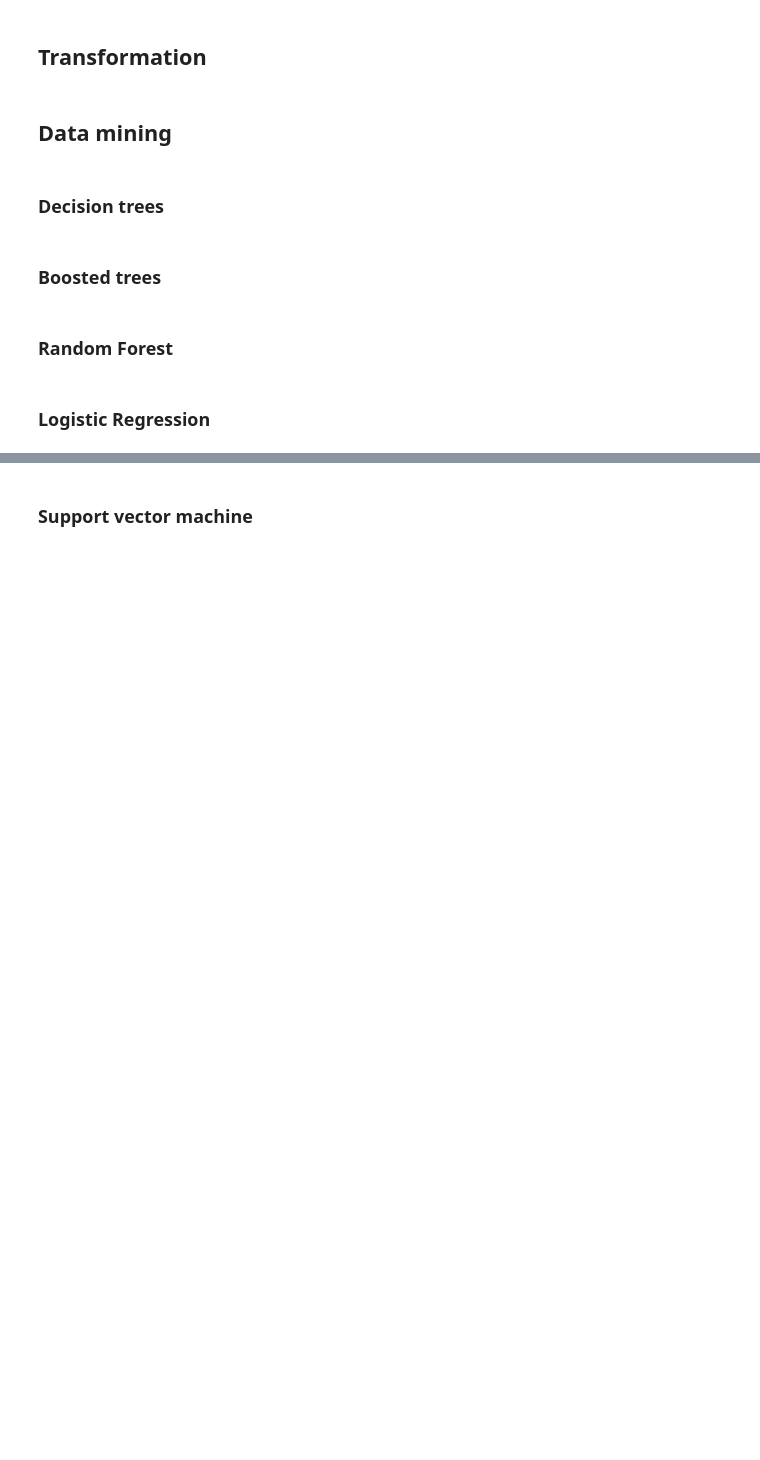
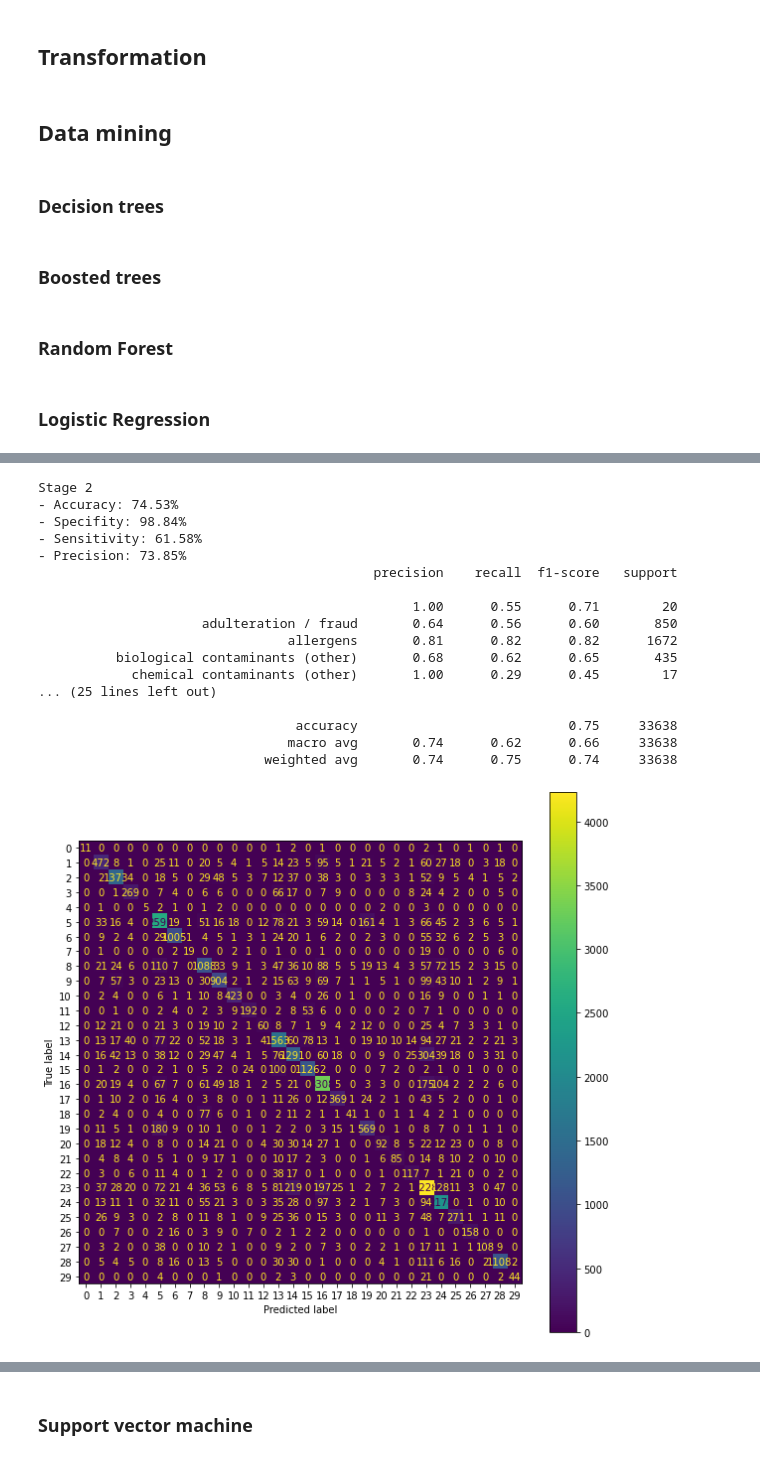
Before and after one commit to FernandoPerezLara/RASFF-predictions-dashboard, a Jupyter notebook: algorithms.ipynb, the cells around one changed output, grey strips where cells are left out. Saved outputs shown, nothing was run; the diff lists cells and outputs as text; code cells hidden in the pictures; blank space fills up the shorter version.

Commit message:
Correción Logistic Regresion

```diff
--- a/algorithms.ipynb
+++ b/algorithms.ipynb
@@ -413,5 +424,24 @@ stage1.classifier.Random_forest.get_metrics()
 # %%
 print("Stage 2")
-stage2.classifier.Random_forest.get_metrics()
+stage2.classifier.Logistic_regression.get_metrics()
+# %% [output]
+Stage 2
+- Accuracy: 74.53%
+- Specifity: 98.84%
+- Sensitivity: 61.58%
+- Precision: 73.85%
+                                           precision    recall  f1-score   support
+
+                                                1.00      0.55      0.71        20
+                     adulteration / fraud       0.64      0.56      0.60       850
+                                allergens       0.81      0.82      0.82      1672
+          biological contaminants (other)       0.68      0.62      0.65       435
+            chemical contaminants (other)       1.00      0.29      0.45        17
+... (25 lines left out)
+
+                                 accuracy                           0.75     33638
+                                macro avg       0.74      0.62      0.66     33638
+                             weighted avg       0.74      0.75      0.74     33638
+[figure, added]
 # %%
 print("Stage 3")
```
Also changed, not shown: parts of 7 cells of this notebook.
